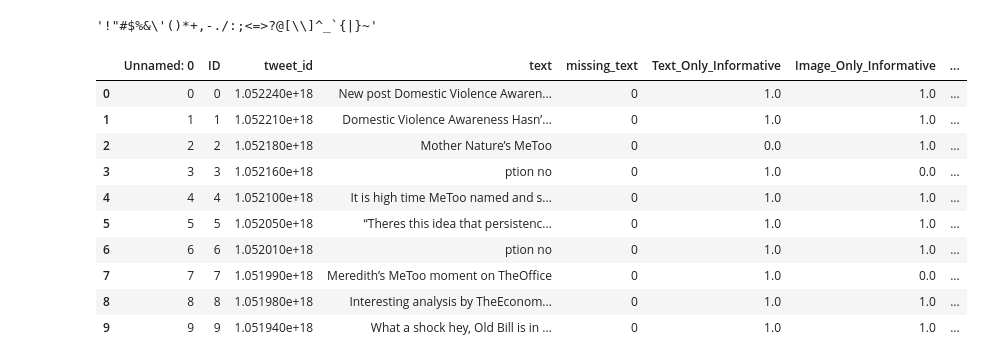
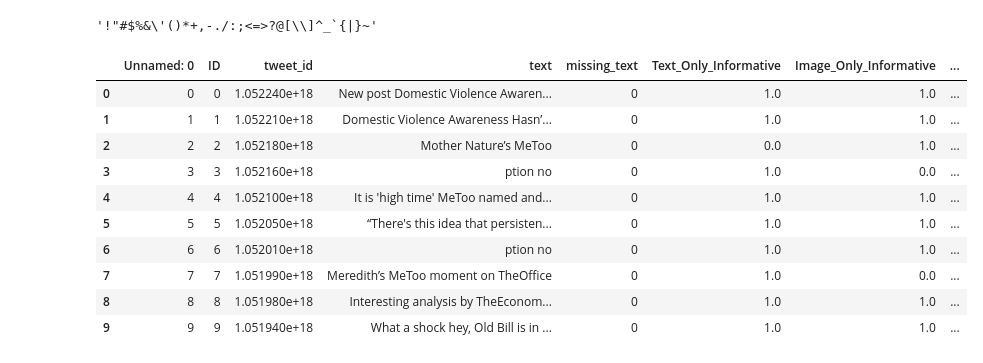
Before and after one commit to sohamtiwari3120/IEEE-BigMM, a Jupyter notebook: Code/Data_clean.ipynb, the cells around one changed output. Cells and saved outputs as stored; diff of their text form; code cells hidden in the pictures.

```diff
--- a/Code/Data_clean.ipynb
+++ b/Code/Data_clean.ipynb
@@ -237,22 +250,22 @@ df.head(10)
 # %% [output]
 '!"#$%&\'()*+,-./:;<=>?@[\\]^_`{|}~'
 # %%
-string_punctuation2='!"#$%&\'()*+-/:;<=>?@[\\]^_`{|}~'
+string_punctuation2='!"#$%&\()*+-/:;<=>?@[\\]^_`{|}~'
 def remove_punct(text):
     text  = "".join([char for char in text if char not in string_punctuation2])
     text = re.sub('[0-9]+', '', text)
     return text
 
 df['text'] = df['text'].apply(lambda x: remove_punct(x))
 df.head(10)
 # %% [output]
 |  | Unnamed: 0 | ID | tweet_id | text | missing_text | Text_Only_Informative | Image_Only_Informative | ... |
 | 0 | 0 | 0 | 1.052240e+18 | New post Domestic Violence Awaren... | 0 | 1.0 | 1.0 | ... |
 | 1 | 1 | 1 | 1.052210e+18 | Domestic Violence Awareness Hasn’... | 0 | 1.0 | 1.0 | ... |
 | 2 | 2 | 2 | 1.052180e+18 | Mother Nature’s MeToo | 0 | 0.0 | 1.0 | ... |
 | 3 | 3 | 3 | 1.052160e+18 | ption no | 0 | 1.0 | 0.0 | ... |
-| 4 | 4 | 4 | 1.052100e+18 | It is high time MeToo named and s... | 0 | 1.0 | 1.0 | ... |
-| 5 | 5 | 5 | 1.052050e+18 | “Theres this idea that persistenc... | 0 | 1.0 | 1.0 | ... |
+| 4 | 4 | 4 | 1.052100e+18 | It is 'high time' MeToo named and... | 0 | 1.0 | 1.0 | ... |
+| 5 | 5 | 5 | 1.052050e+18 | “There's this idea that persisten... | 0 | 1.0 | 1.0 | ... |
 | 6 | 6 | 6 | 1.052010e+18 | ption no | 0 | 1.0 | 1.0 | ... |
 | 7 | 7 | 7 | 1.051990e+18 | Meredith’s MeToo moment on TheOffice | 0 | 1.0 | 0.0 | ... |
 | 8 | 8 | 8 | 1.051980e+18 | Interesting analysis by TheEconom... | 0 | 1.0 | 1.0 | ... |
```
Also changed, not shown: parts of 10 cells of this notebook, 3 other files.
